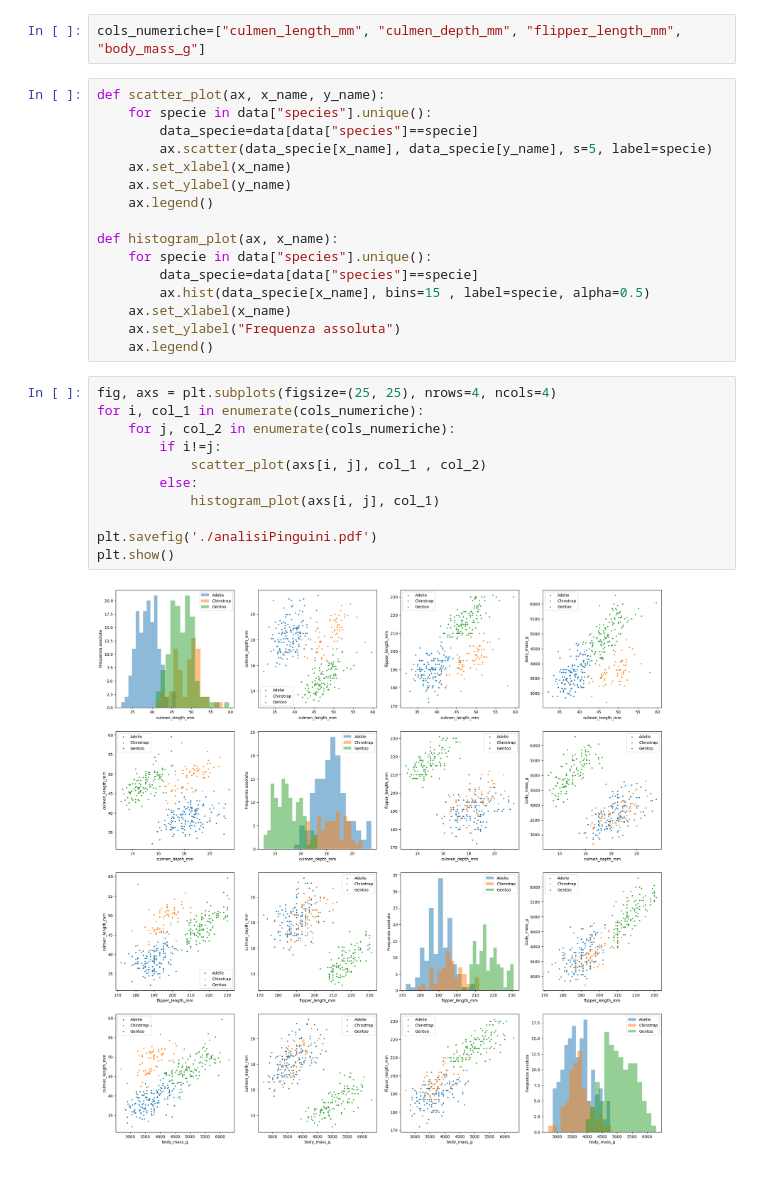
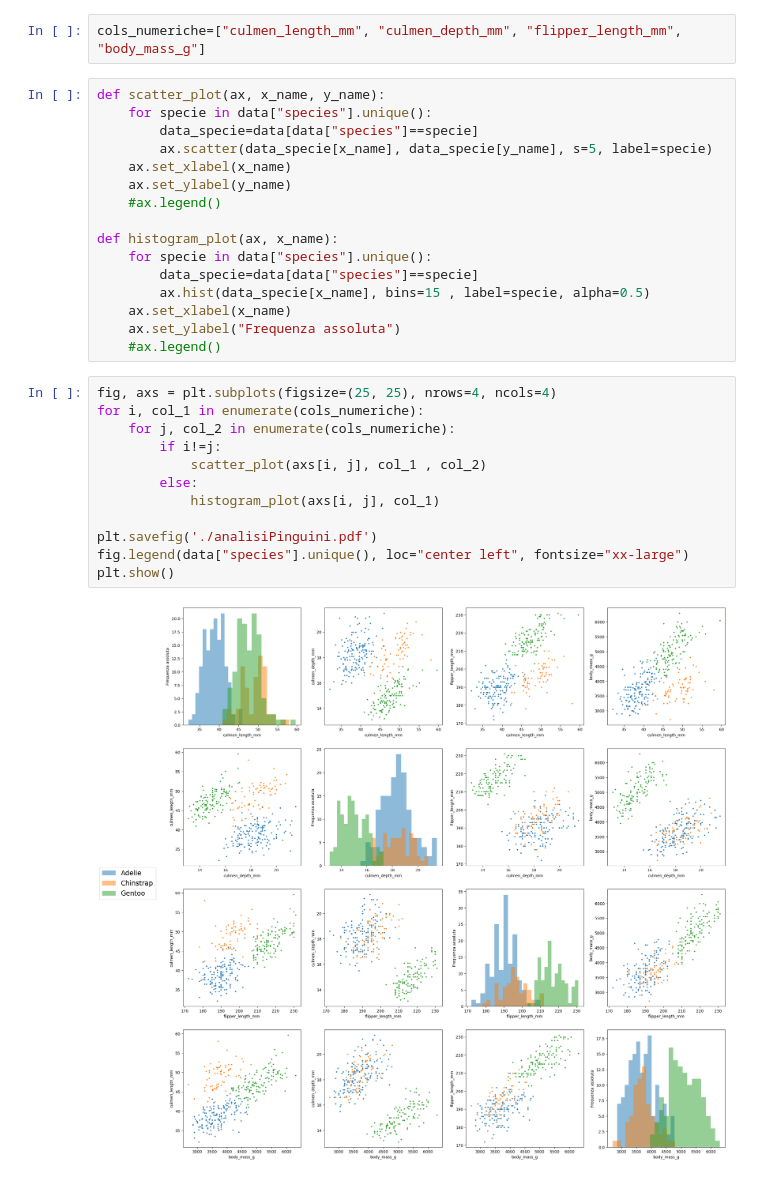
Before and after one commit to icoSolaro/Microrobotica_5, a Jupyter notebook: Pandas/Analisi_penguins.ipynb, the cells around one changed output. Drawn from its saved outputs; the diff is of its cells as text.

```diff
--- a/Pandas/Analisi_penguins.ipynb
+++ b/Pandas/Analisi_penguins.ipynb
@@ -42,7 +42,7 @@ def scatter_plot(ax, x_name, y_name):
         ax.scatter(data_specie[x_name], data_specie[y_name], s=5, label=specie)
     ax.set_xlabel(x_name)
     ax.set_ylabel(y_name)
-    ax.legend()
+    #ax.legend()
 
 def histogram_plot(ax, x_name):
     for specie in data["species"].unique():
@@ -50,17 +50,18 @@ def histogram_plot(ax, x_name):
         ax.hist(data_specie[x_name], bins=15 , label=specie, alpha=0.5)
     ax.set_xlabel(x_name)
     ax.set_ylabel("Frequenza assoluta")
-    ax.legend()
+    #ax.legend()
 # %%
 fig, axs = plt.subplots(figsize=(25, 25), nrows=4, ncols=4)
 for i, col_1 in enumerate(cols_numeriche):
     for j, col_2 in enumerate(cols_numeriche):
         if i!=j:
             scatter_plot(axs[i, j], col_1 , col_2)
         else:
             histogram_plot(axs[i, j], col_1)
 
 plt.savefig('./analisiPinguini.pdf')
+fig.legend(data["species"].unique(), loc="center left", fontsize="xx-large")
 plt.show()
 # %% [output]
-[figure, old version]
+[figure, new version]
```
Also changed, not shown: parts of 2 cells of this notebook, 26 other files.
